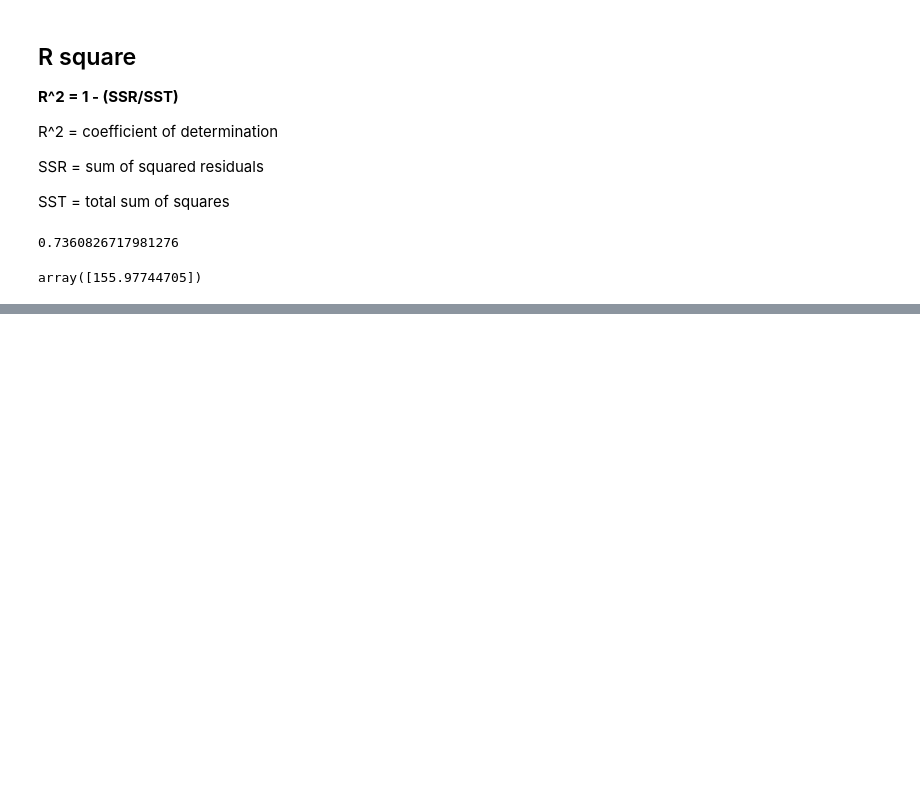
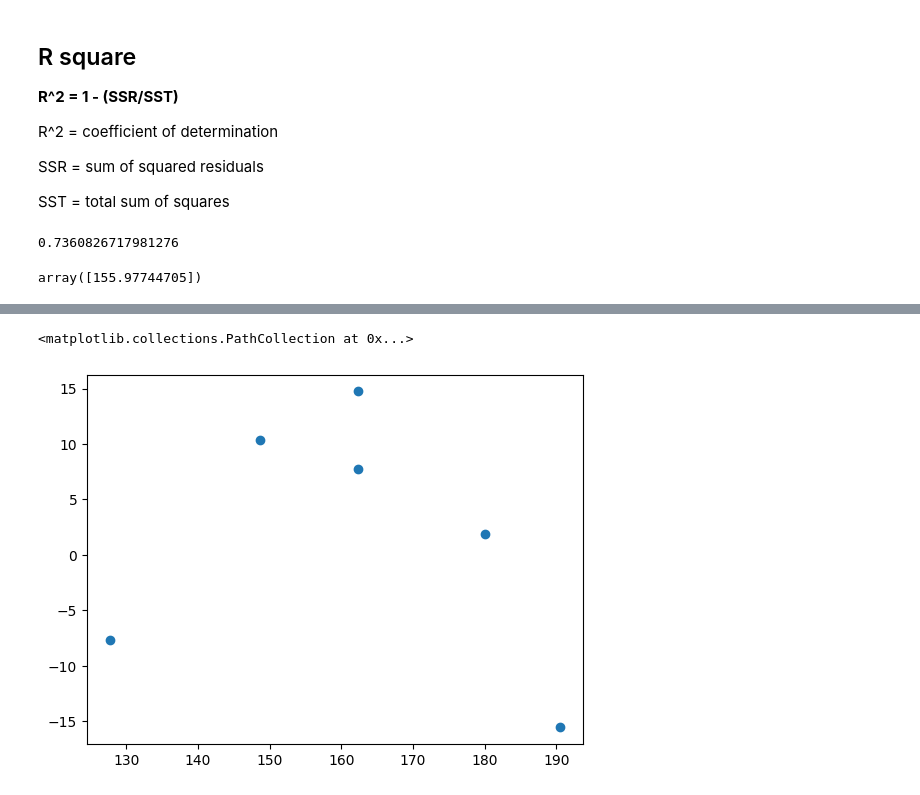
Before and after one commit to Niranjan683/MLprojects, a Jupyter notebook: simple_linear_regression/simple_linear_reg.ipynb, the cells around one changed output, grey strips where cells are left out. Drawn from its saved outputs; the diff is of its cells as text; code cells hidden in the pictures; blank space fills up the shorter version.

```diff
--- a/simple_linear_regression/simple_linear_reg.ipynb
+++ b/simple_linear_regression/simple_linear_reg.ipynb
@@ -194,0 +221,7 @@ array([155.97744705])
+# %%
+# Scatter plot with respect to predition and residuals
+# uniform distribution
+plt.scatter(y_pred,residuals)
+# %% [output]
+<matplotlib.collections.PathCollection at 0x...>
+[figure, added]
```
Also changed, not shown: parts of 3 cells of this notebook.
